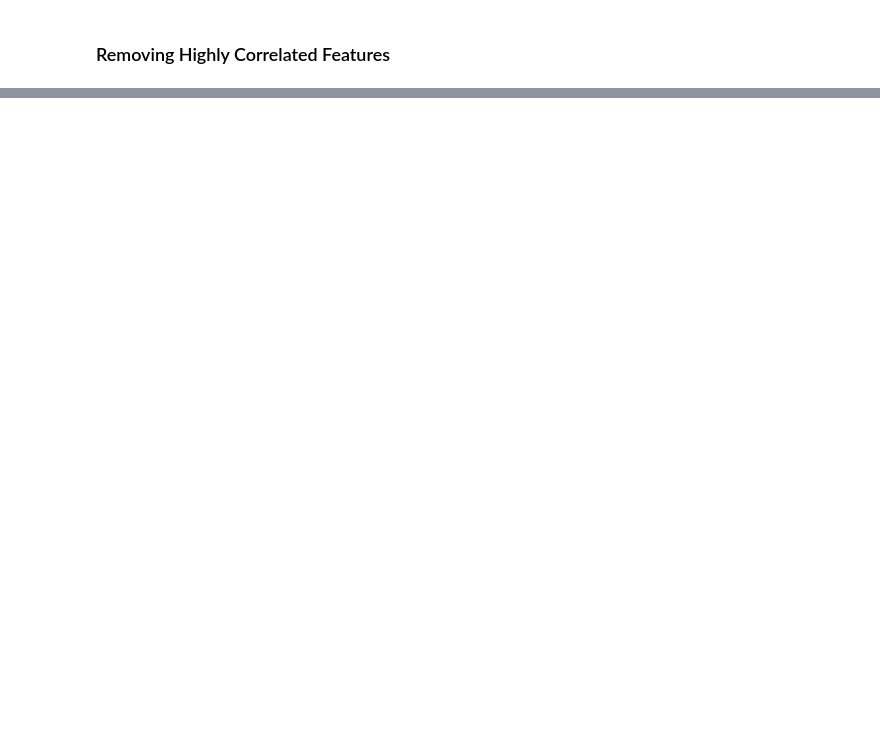
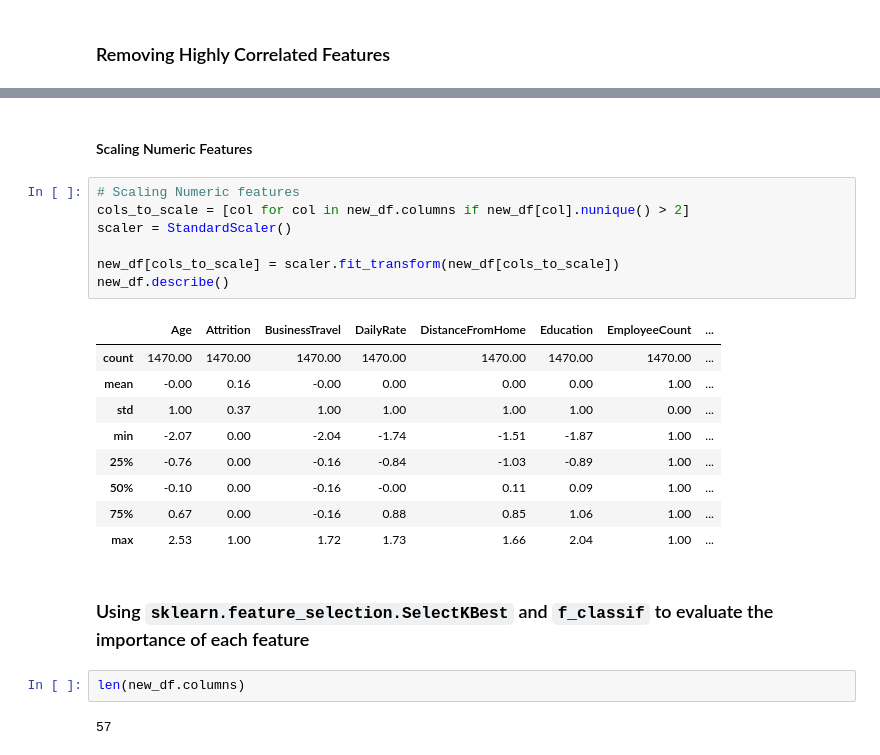
Before and after one commit to Viathorr/HR-Employee-Attrition-Analysis-and-Prediction, a Jupyter notebook: notebooks/02_feature_engineering_and_selection.ipynb, the cells around one changed output, grey strips where cells are left out. Saved outputs shown, nothing was run; the diff lists cells and outputs as text; blank space fills up the shorter version.

```diff
--- a/notebooks/02_feature_engineering_and_selection.ipynb
+++ b/notebooks/02_feature_engineering_and_selection.ipynb
@@ -163,0 +241,25 @@ new_df.drop(columns=list(highly_correlated_features), inplace=True)
+# %% [markdown]
+#### Scaling Numeric Features
+# %%
+# Scaling Numeric features
+cols_to_scale = [col for col in new_df.columns if new_df[col].nunique() > 2]
+scaler = StandardScaler()
+
+new_df[cols_to_scale] = scaler.fit_transform(new_df[cols_to_scale])
+new_df.describe()
+# %% [output]
+|  | Age | Attrition | BusinessTravel | DailyRate | DistanceFromHome | Education | EmployeeCount | ... |
+| count | 1470.00 | 1470.00 | 1470.00 | 1470.00 | 1470.00 | 1470.00 | 1470.00 | ... |
+| mean | -0.00 | 0.16 | -0.00 | 0.00 | 0.00 | 0.00 | 1.00 | ... |
+| std | 1.00 | 0.37 | 1.00 | 1.00 | 1.00 | 1.00 | 0.00 | ... |
+| min | -2.07 | 0.00 | -2.04 | -1.74 | -1.51 | -1.87 | 1.00 | ... |
+| 25% | -0.76 | 0.00 | -0.16 | -0.84 | -1.03 | -0.89 | 1.00 | ... |
+| 50% | -0.10 | 0.00 | -0.16 | -0.00 | 0.11 | 0.09 | 1.00 | ... |
+| 75% | 0.67 | 0.00 | -0.16 | 0.88 | 0.85 | 1.06 | 1.00 | ... |
+| max | 2.53 | 1.00 | 1.72 | 1.73 | 1.66 | 2.04 | 1.00 | ... |
+# %% [markdown]
+### Using `sklearn.feature_selection.SelectKBest` and `f_classif` to evaluate the importance of each feature
+# %%
+len(new_df.columns)
+# %% [output]
+57
```
Also changed, not shown: parts of 22 cells of this notebook.
